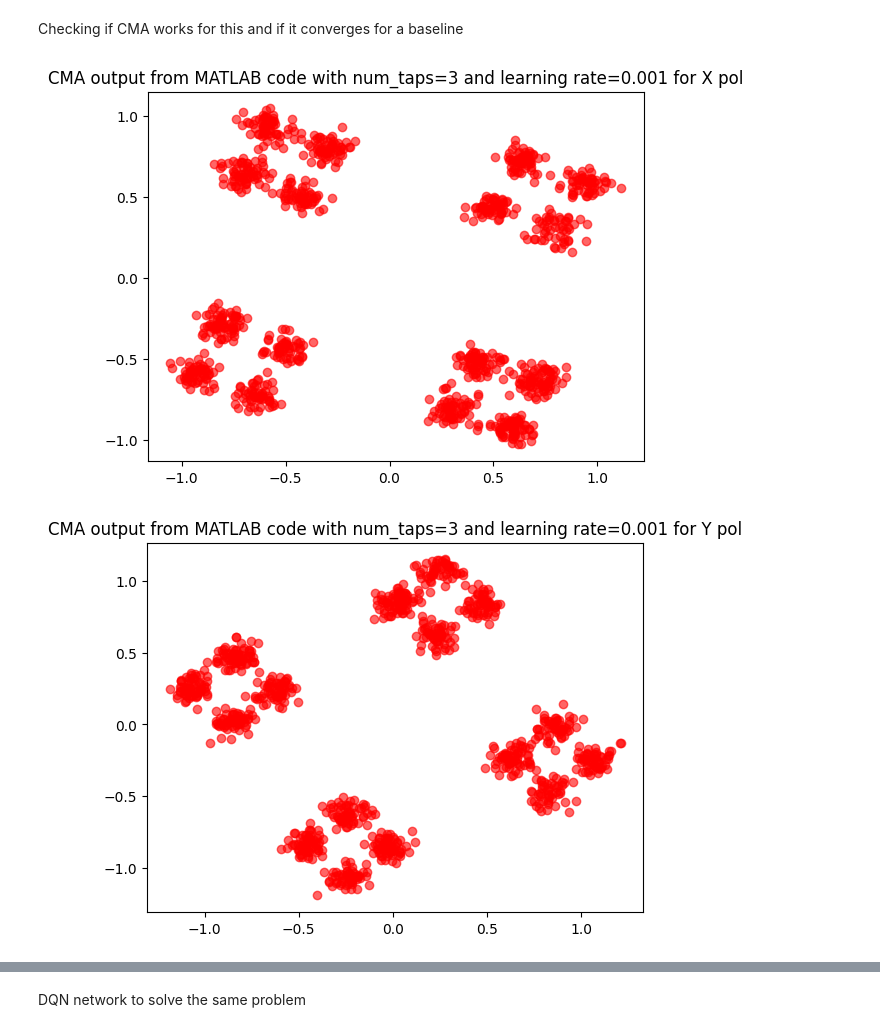
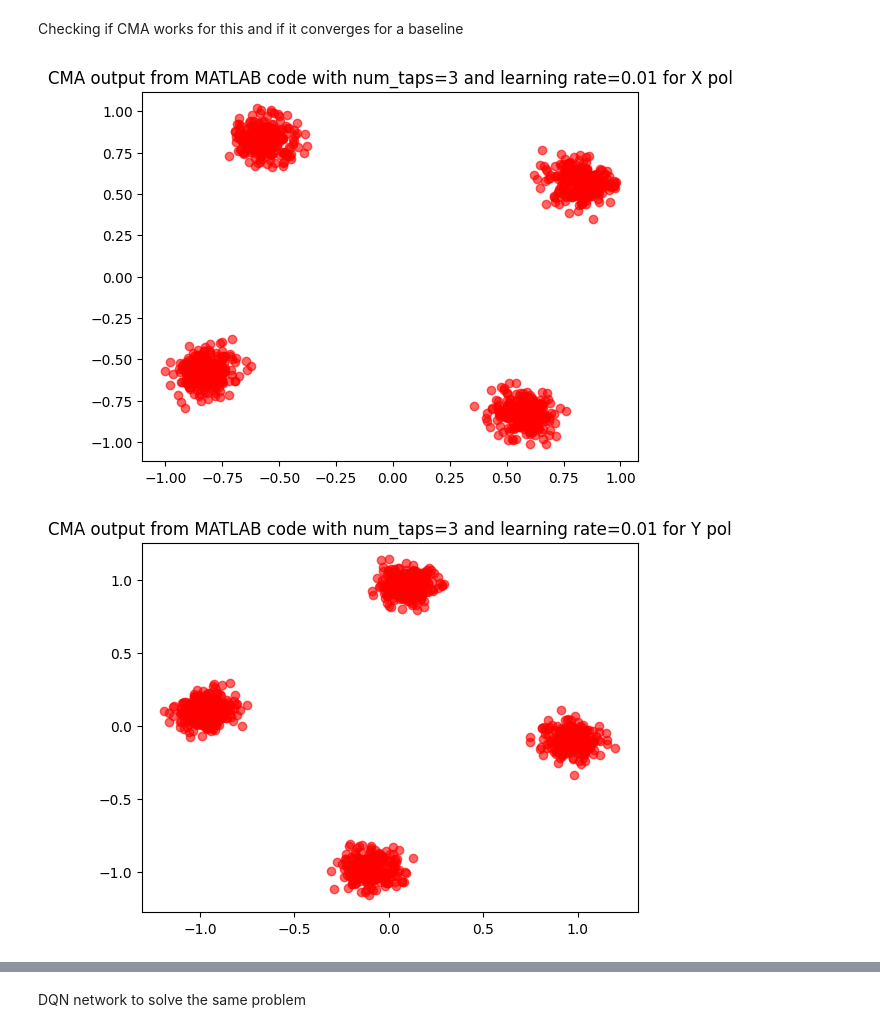
Before and after one commit to Denviser/RL-Project, a Jupyter notebook: dqn_charan.ipynb, the cells around one changed output, grey strips where cells are left out. Drawn from its saved outputs; the diff is of its cells as text; code cells hidden in the pictures.

```diff
--- a/dqn_charan.ipynb
+++ b/dqn_charan.ipynb
@@ -60,7 +60,7 @@ E_in = np.column_stack((qam_symbols_x, qam_symbols_y))  # shape (100, 2)
 # check parameters with deepa ma'am
 E_out = apply_pmd(
 E_in=E_in,
-DGD_ps_per_sqrt_km=0.8, # typical mean DGD for 3 symbols DGD
+DGD_ps_per_sqrt_km=1, # typical mean DGD for 3 symbols DGD
 L_m=10000, # fiber length
 N_sections=20, # number of fiber sections
 Rs=32e9, # 32 gbaud
@@ -86,35 +86,35 @@ Checking if CMA works for this and if it converges for a baseline
 # %%
 #Using matlab code already written for CMA we will compare this with python also
 import matlab.engine
 eng = matlab.engine.start_matlab()
 
 
 #Change this path to where you have saved matlab
 eng.addpath(r"C:\optical\Coherent-Optical-Communication\Coherent-Optical-Communication\functions\DSP", nargout=0)
 
-learning_rate=10e-4
+learning_rate=10e-3
 num_taps=3
 ml_x_pol=matlab.double(E_out[:,0].tolist(),is_complex=True)
 ml_x_pol=eng.transpose(ml_x_pol)
 ml_y_pol=matlab.double(E_out[:,1].tolist(),is_complex=True)
 ml_y_pol=eng.transpose(ml_y_pol)
 result_x,result_y=eng.f_DSP_pol_demux_CMA(ml_x_pol,ml_y_pol,num_taps,learning_rate,nargout=2)
 
 #Squeeze output as it is in wierd shape
 result_x=np.squeeze(np.array(result_x))
 result_y=np.squeeze(np.array(result_y))
 #print(result_x)
 plt.title(f"CMA output from MATLAB code with num_taps={num_taps} and learning rate={learning_rate} for X pol")
 plt.scatter(result_x.real, result_x.imag, color='red', label='Output X-pol', alpha=0.6)
 plt.show()
 
 
 plt.title(f"CMA output from MATLAB code with num_taps={num_taps} and learning rate={learning_rate} for Y pol")
 plt.scatter(result_y.real, result_y.imag, color='red', label='Output X-pol', alpha=0.6)
 plt.show()
 # %% [output]
-[figure, old version]
+[figure, new version]
-[figure, old version]
+[figure, new version]
 # %%
 #Using our CMA for better debugging
 #Checking if medha code gives the same results
```
Also changed, not shown: parts of 12 cells of this notebook.
